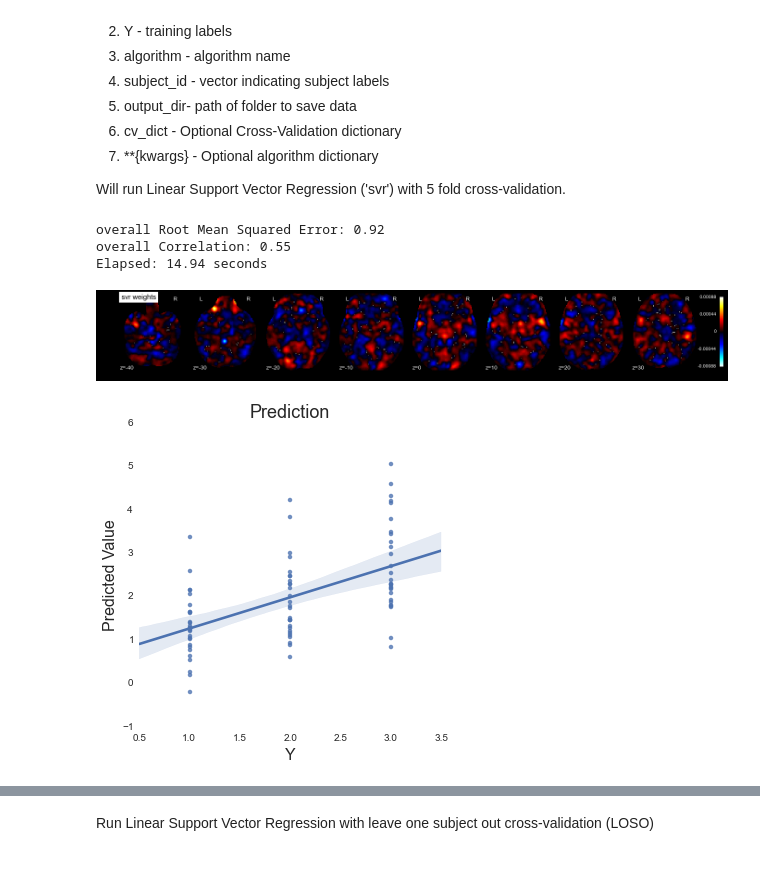
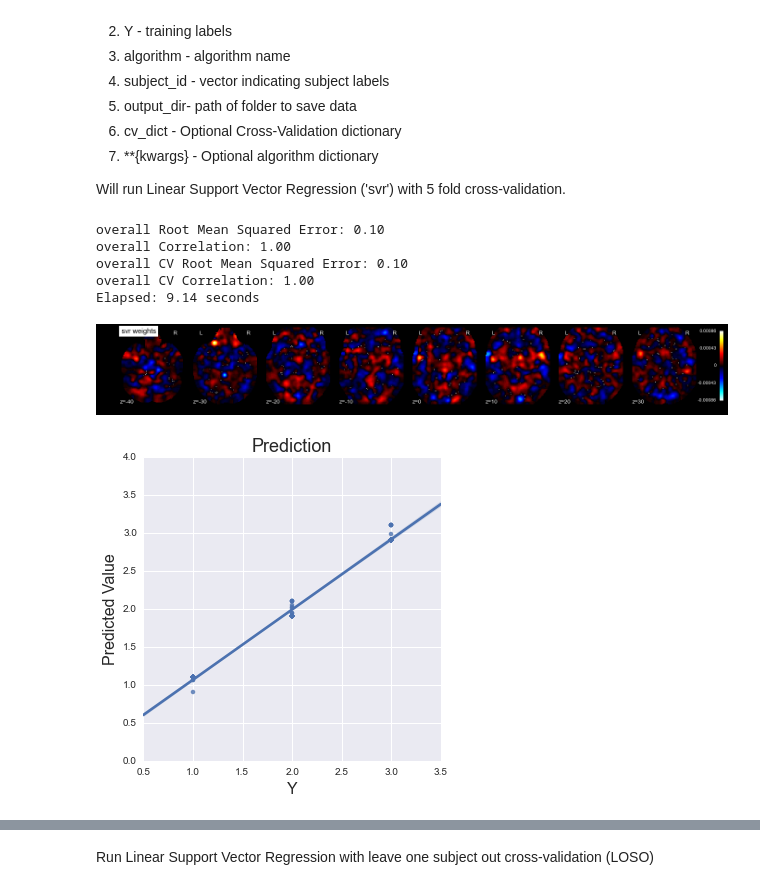
Before and after one commit to cosanlab/nltools, a Jupyter notebook: scripts/Chang_ML_fMRI_Tutorial.ipynb, the cells around one changed output, grey strips where cells are left out. Cells and saved outputs as stored; diff of their text form; code cells hidden in the pictures.

Commit message:
separated yfit_all and yfit_xval in predict() and changed cv_dict()

```diff
--- a/scripts/Chang_ML_fMRI_Tutorial.ipynb
+++ b/scripts/Chang_ML_fMRI_Tutorial.ipynb
@@ -121,16 +120,24 @@ Load Pickled File - Elapsed: 16.56 seconds
 # %%
 tic = time.time() #Start Timer
 
-# Test Prediction with kfold xVal t
-svr = Predict(dat,Y,algorithm='svr',subject_id = holdout,
-              output_dir=out_folder, cv_dict = {'kfolds':5},
+# Test Prediction with kfold xVal
+# svr = Predict(dat,Y,algorithm='svr', output_dir=out_folder,
+#               cv_dict = {'type':'loso','subject_id':holdout},
+#               **{'kernel':"linear"})
+# svr = Predict(dat,Y,algorithm='svr', output_dir=out_folder,
+#               cv_dict = {'type':'kfolds','folds':5},
+#               **{'kernel':"linear"})
+svr = Predict(dat,Y,algorithm='svr', output_dir=out_folder,
+              cv_dict = {'type':'kfolds','folds':5,'subject_id':holdout},
               **{'kernel':"linear"})
 svr.predict()
 
 print 'Elapsed: %.2f seconds' % (time.time() - tic) #Stop timer
 # %% [output]
-overall Root Mean Squared Error: 0.92
-overall Correlation: 0.55
-Elapsed: 14.94 seconds
+overall Root Mean Squared Error: 0.10
+overall Correlation: 1.00
+overall CV Root Mean Squared Error: 0.10
+overall CV Correlation: 1.00
+Elapsed: 9.14 seconds
-[figure, old version]
+[figure, new version]
-[figure, old version]
+[figure, new version]
```
Also changed, not shown: parts of 4 cells of this notebook, 9 other files.
